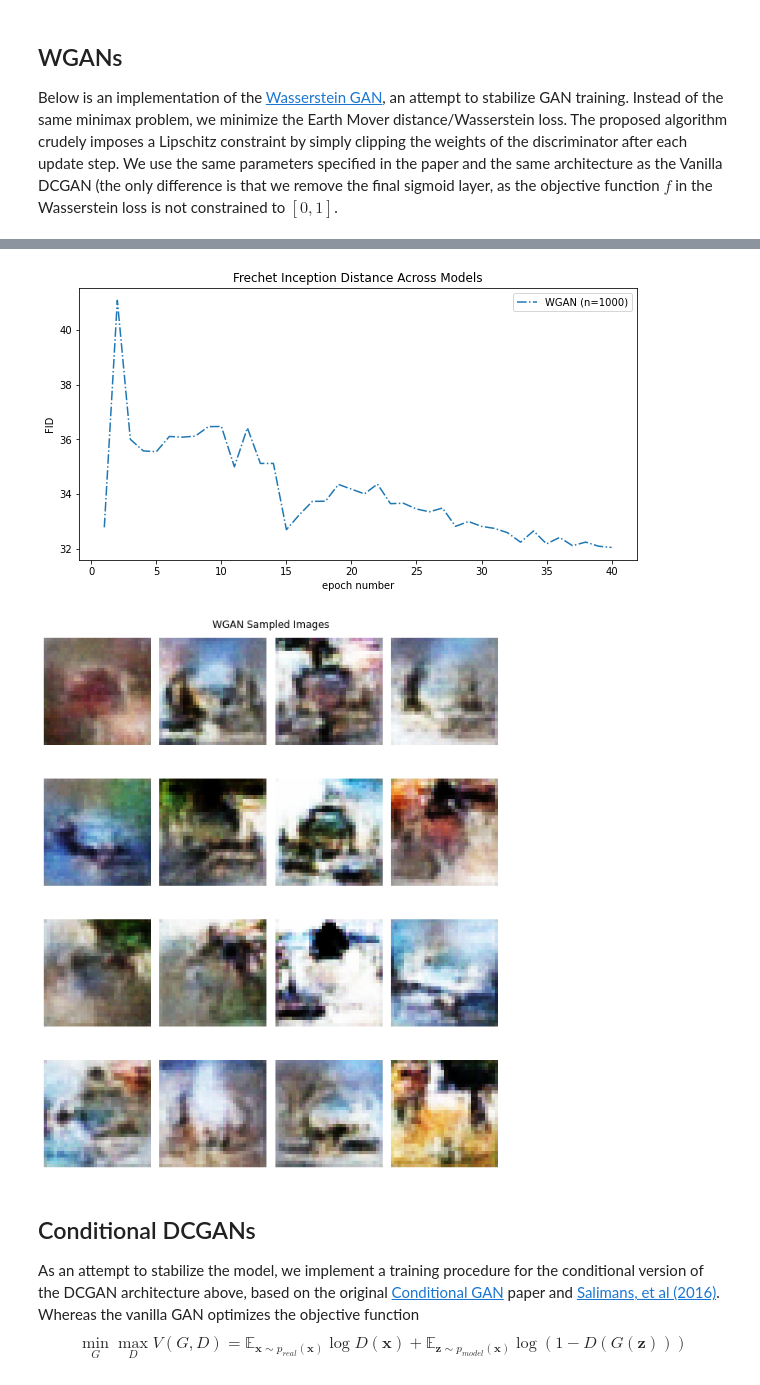
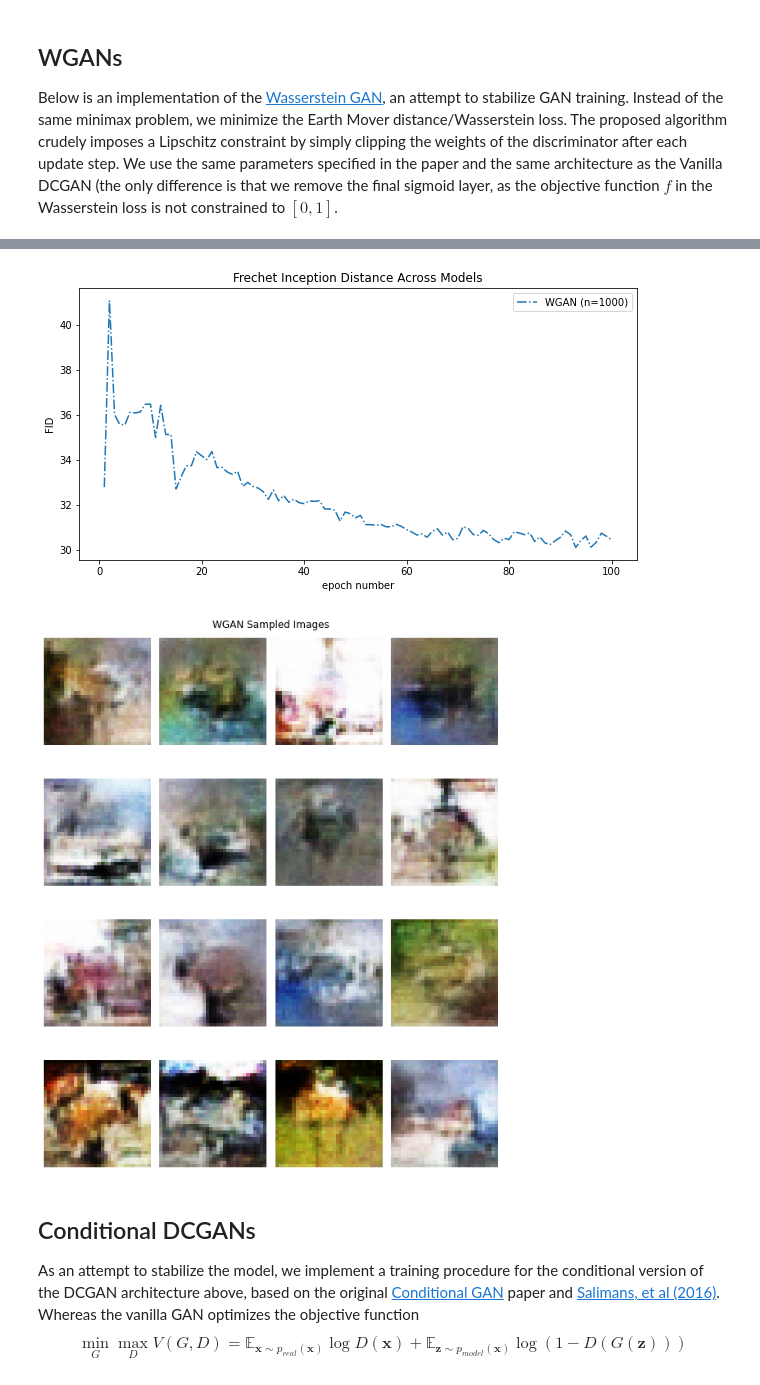
Before and after one commit to quinnfrank/GAN-regularization, a Jupyter notebook: DCGAN.ipynb, the cells around one changed output, grey strips where cells are left out. Drawn from its saved outputs; the diff is of its cells as text; code cells hidden in the pictures.

Commit message:
Ran WGAN + Weight Clipping to stability, produced images, added image directory

```diff
--- a/DCGAN.ipynb
+++ b/DCGAN.ipynb
@@ -839,4 +839,4 @@ Wall time: 19min 8s
 # %%
 plot_train_summaries({"WGAN": wgan_summ})
-plot_generator_samples(gen, title="WGAN Sampled Images")
+plot_generator_samples(wgen, title="WGAN Sampled Images")
 # %% [output]
@@ -844,5 +844,5 @@ plot_generator_samples(gen, title="WGAN Sampled Images")
-[figure, old version]
+[figure, new version]
-[figure, old version]
+[figure, new version]
 # %% [markdown]
 ## Conditional DCGANs
 
```
Also changed, not shown: parts of 5 cells of this notebook, 8 other files.
